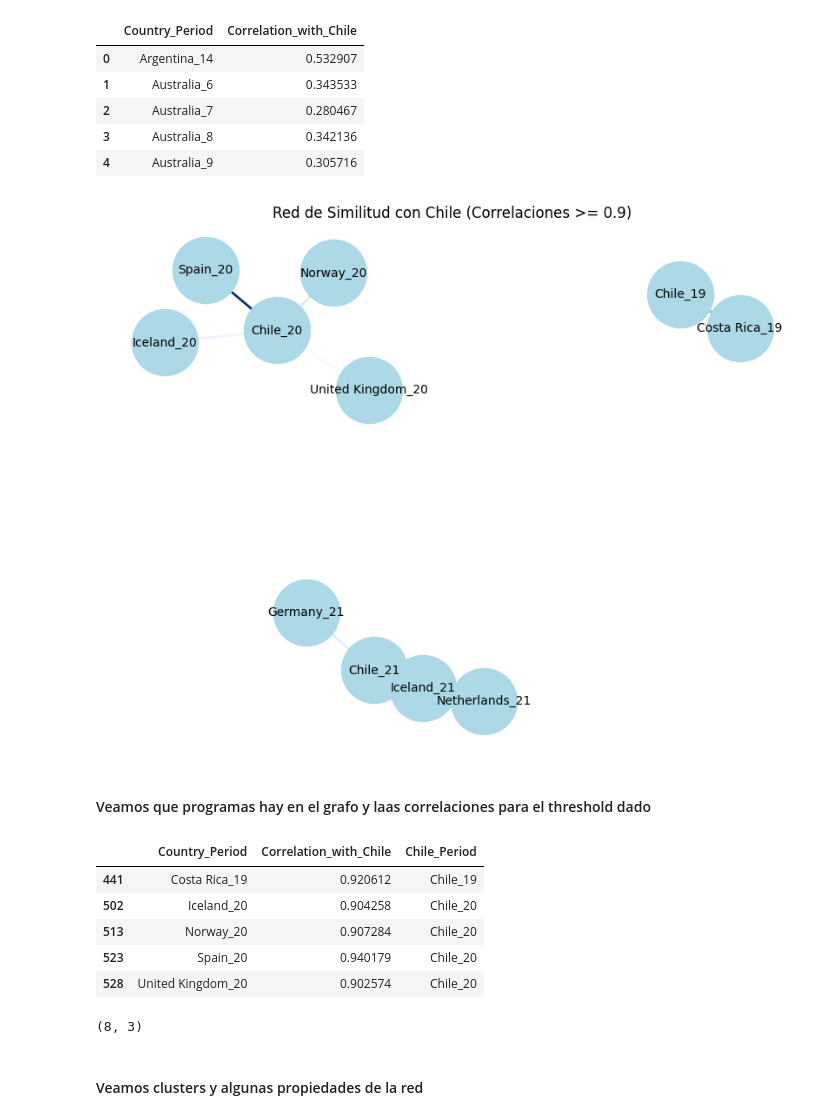
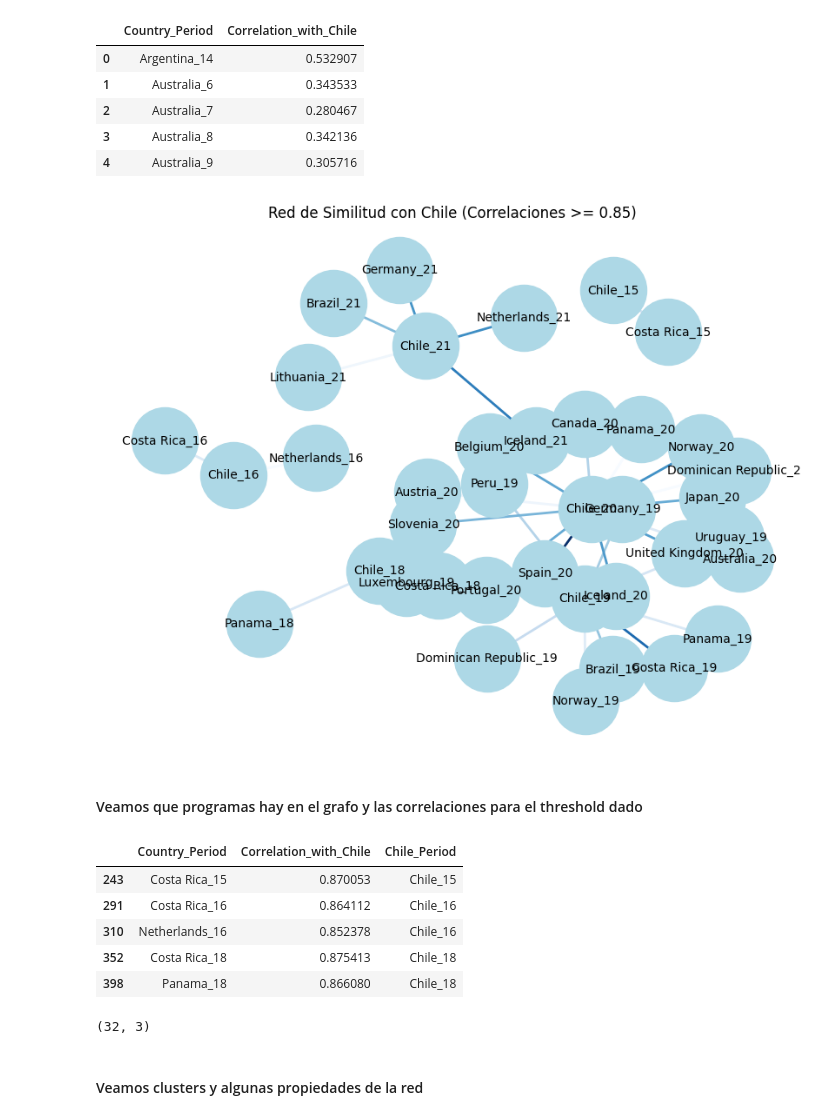
Before and after one commit to MatiasBunsterRaby/Capstone_git, a Jupyter notebook: notebooks/Pruebas_correlaciones.ipynb, the cells around one changed output. Drawn from its saved outputs; the diff is of its cells as text; code cells hidden in the pictures.

Commit message:
Primera introducción para reunión

```diff
--- a/notebooks/Pruebas_correlaciones.ipynb
+++ b/notebooks/Pruebas_correlaciones.ipynb
@@ -396,33 +442,33 @@ df_correlations.head()
 | 3 | Australia_8 | 0.342136 |
 | 4 | Australia_9 | 0.305716 |
 # %%
-# Paso 6: Filtrar las correlaciones según un umbral (ejemplo: >= 0.6)
-threshold = 0.9
+# Paso 6: Filtrar las correlaciones según un umbral
+threshold = 0.85
 df_filtered_correlations = df_correlations[df_correlations['Correlation_with_Chile'] >= threshold]
 
 # Paso 7: Crear la red de similitud basada en correlaciones con Chile
 G = nx.Graph()
 
 # Añadir los nodos y enlaces con pesos (correlaciones) al grafo
 for i, row in df_filtered_correlations.iterrows():
     # Crear el enlace entre 'Chile' y el país-período
     G.add_edge('Chile_' + str(row['Country_Period'].split('_')[1]), row['Country_Period'], weight=row['Correlation_with_Chile'])
 
 # Paso 8: Dibujar el grafo
 plt.figure(figsize=(8,6))
 pos = nx.spring_layout(G, k=0.5, seed=42)  # Posicionamiento de los nodos
 edges = G.edges(data=True)
 weights = [edge[2]['weight'] for edge in edges]  # Extraer los pesos (correlaciones) para las aristas
 
 # Dibujar el grafo con pesos en las aristas
 nx.draw(G, pos, with_labels=True, node_size=3000, node_color='lightblue',
         font_size=10, edge_color=weights, width=2, edge_cmap=plt.cm.Blues)
 plt.title(f'Red de Similitud con Chile (Correlaciones >= {threshold})')
 plt.show()
 # %% [output]
-[figure, old version]
+[figure, new version]
 # %% [markdown]
-#### Veamos que programas hay en el grafo y laas correlaciones para el threshold dado
+#### Veamos que programas hay en el grafo y las correlaciones para el threshold dado
 # %%
 # Crear el DataFrame filtrado con correlaciones >= threshold
 df_filtered_correlations = df_correlations[df_correlations['Correlation_with_Chile'] >= threshold].copy()
@@ -437,15 +483,15 @@ df_filtered_correlations.to_csv('correlaciones_filtradas_con_chile.csv', index=F
 df_filtered_correlations.head()
 # %% [output]
 |  | Country_Period | Correlation_with_Chile | Chile_Period |
-| 441 | Costa Rica_19 | 0.920612 | Chile_19 |
-| 502 | Iceland_20 | 0.904258 | Chile_20 |
-| 513 | Norway_20 | 0.907284 | Chile_20 |
-| 523 | Spain_20 | 0.940179 | Chile_20 |
-| 528 | United Kingdom_20 | 0.902574 | Chile_20 |
+| 243 | Costa Rica_15 | 0.870053 | Chile_15 |
+| 291 | Costa Rica_16 | 0.864112 | Chile_16 |
+| 310 | Netherlands_16 | 0.852378 | Chile_16 |
+| 352 | Costa Rica_18 | 0.875413 | Chile_18 |
+| 398 | Panama_18 | 0.866080 | Chile_18 |
 # %%
 df_filtered_correlations.shape
 # %% [output]
-(8, 3)
+(32, 3)
 # %% [markdown]
 #### Veamos clusters y algunas propiedades de la red
 # %%
```
Also changed, not shown: parts of 11 cells of this notebook, 4 other files.
